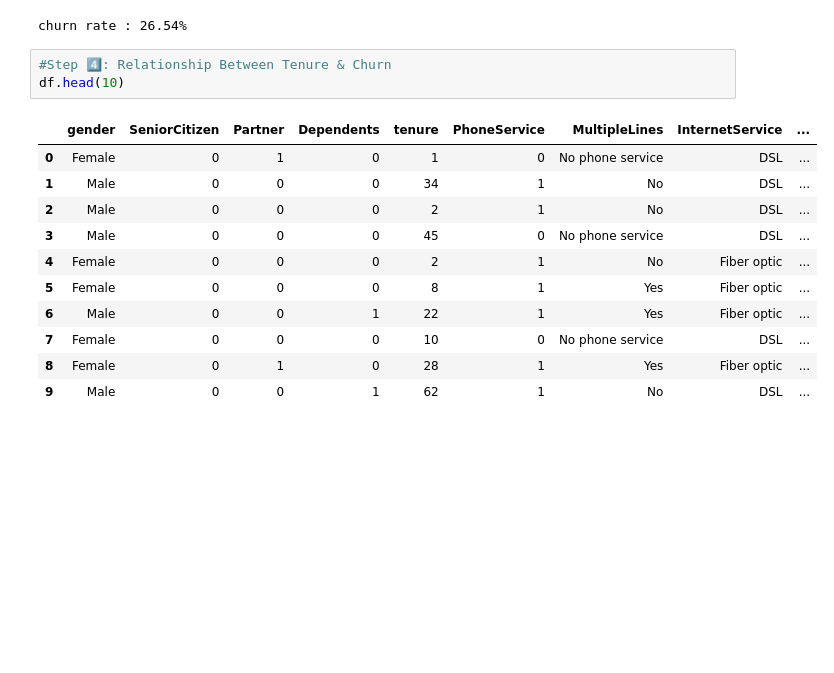
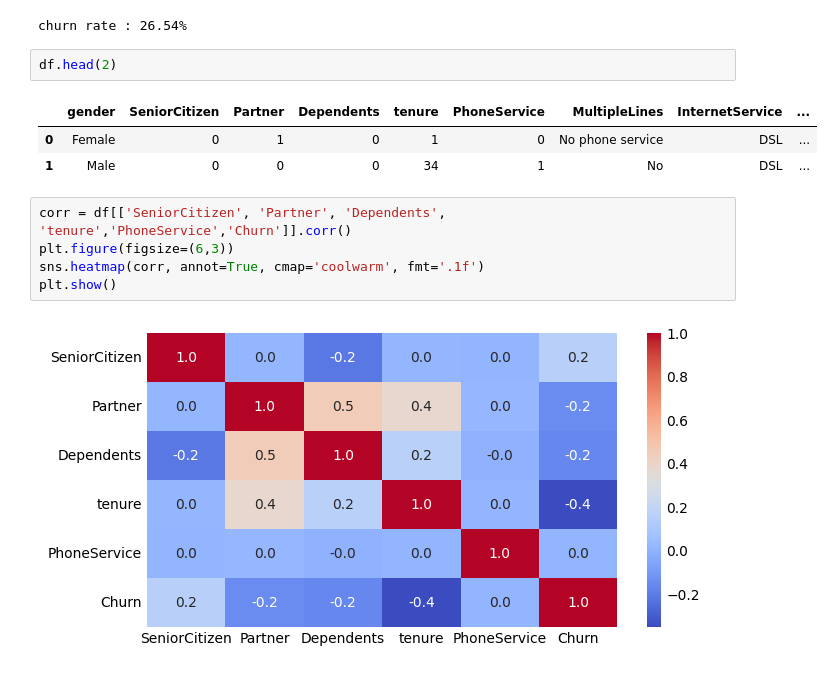
Before and after one commit to MajidSoltaninezhad/Customer_Analytics_Project, a Jupyter notebook: notebooks/02_eda.ipynb, the cells around one changed output. Saved outputs shown, nothing was run; the diff lists cells and outputs as text; blank space fills up the shorter version.

```diff
--- a/notebooks/02_eda.ipynb
+++ b/notebooks/02_eda.ipynb
@@ -54,17 +54,15 @@ print(f"churn rate : {churn_rate:.2f}%")
 [figure]
 churn rate : 26.54%
 # %%
-#Step 4️⃣: Relationship Between Tenure & Churn
-df.head(10)
+df.head(2)
 # %% [output]
 |  | gender | SeniorCitizen | Partner | Dependents | tenure | PhoneService | MultipleLines | InternetService | ... |
 | 0 | Female | 0 | 1 | 0 | 1 | 0 | No phone service | DSL | ... |
 | 1 | Male | 0 | 0 | 0 | 34 | 1 | No | DSL | ... |
-| 2 | Male | 0 | 0 | 0 | 2 | 1 | No | DSL | ... |
-| 3 | Male | 0 | 0 | 0 | 45 | 0 | No phone service | DSL | ... |
-| 4 | Female | 0 | 0 | 0 | 2 | 1 | No | Fiber optic | ... |
-| 5 | Female | 0 | 0 | 0 | 8 | 1 | Yes | Fiber optic | ... |
-| 6 | Male | 0 | 0 | 1 | 22 | 1 | Yes | Fiber optic | ... |
-| 7 | Female | 0 | 0 | 0 | 10 | 0 | No phone service | DSL | ... |
-| 8 | Female | 0 | 1 | 0 | 28 | 1 | Yes | Fiber optic | ... |
-| 9 | Male | 0 | 0 | 1 | 62 | 1 | No | DSL | ... |
+# %%
+corr = df[['SeniorCitizen', 'Partner', 'Dependents', 'tenure','PhoneService','Churn']].corr()
+plt.figure(figsize=(6,3))
+sns.heatmap(corr, annot=True, cmap='coolwarm', fmt='.1f')
+plt.show()
+# %% [output]
+[figure, added]
```
Also changed, not shown: parts of 4 cells of this notebook.
